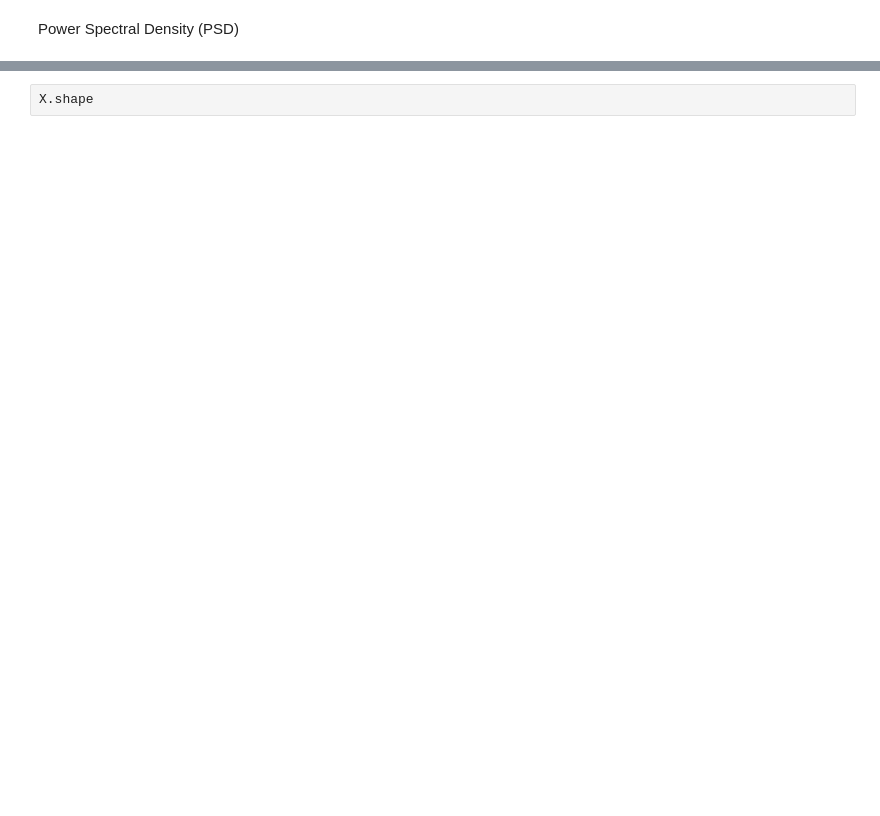
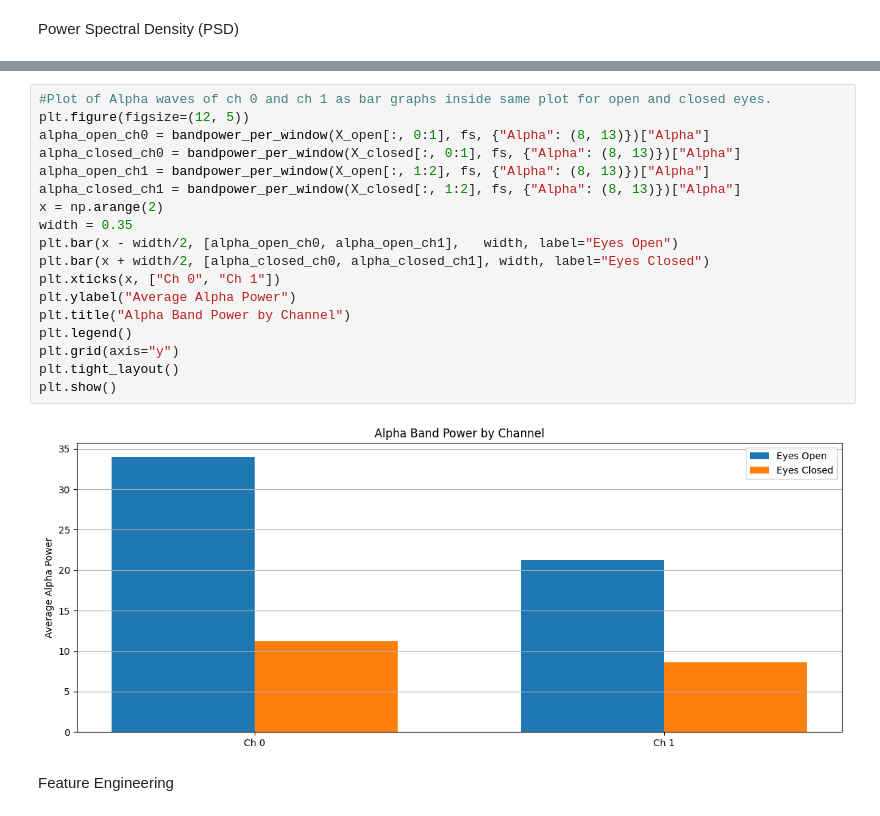
Before and after one commit to Jackhammer9/BrainDance-Core, a Jupyter notebook: Eye Classifier/EyeAnalysis.ipynb, the cells around one changed output, grey strips where cells are left out. Drawn from its saved outputs; the diff is of its cells as text; blank space fills up the shorter version.

```diff
--- a/Eye Classifier/EyeAnalysis.ipynb
+++ b/Eye Classifier/EyeAnalysis.ipynb
@@ -202,2 +165,22 @@ plot_alpha_wavelet(
-# %%
-X.shape
+# %%
+#Plot of Alpha waves of ch 0 and ch 1 as bar graphs inside same plot for open and closed eyes.
+plt.figure(figsize=(12, 5))
+alpha_open_ch0 = bandpower_per_window(X_open[:, 0:1], fs, {"Alpha": (8, 13)})["Alpha"]
+alpha_closed_ch0 = bandpower_per_window(X_closed[:, 0:1], fs, {"Alpha": (8, 13)})["Alpha"]
+alpha_open_ch1 = bandpower_per_window(X_open[:, 1:2], fs, {"Alpha": (8, 13)})["Alpha"]
+alpha_closed_ch1 = bandpower_per_window(X_closed[:, 1:2], fs, {"Alpha": (8, 13)})["Alpha"]
+x = np.arange(2)
+width = 0.35
+plt.bar(x - width/2, [alpha_open_ch0, alpha_open_ch1],   width, label="Eyes Open")
+plt.bar(x + width/2, [alpha_closed_ch0, alpha_closed_ch1], width, label="Eyes Closed")
+plt.xticks(x, ["Ch 0", "Ch 1"])
+plt.ylabel("Average Alpha Power")
+plt.title("Alpha Band Power by Channel")
+plt.legend()
+plt.grid(axis="y")
+plt.tight_layout()
+plt.show()
+# %% [output]
+[figure, added]
+# %% [markdown]
+Feature Engineering
```
Also changed, not shown: parts of 9 cells of this notebook, 8 other files.
